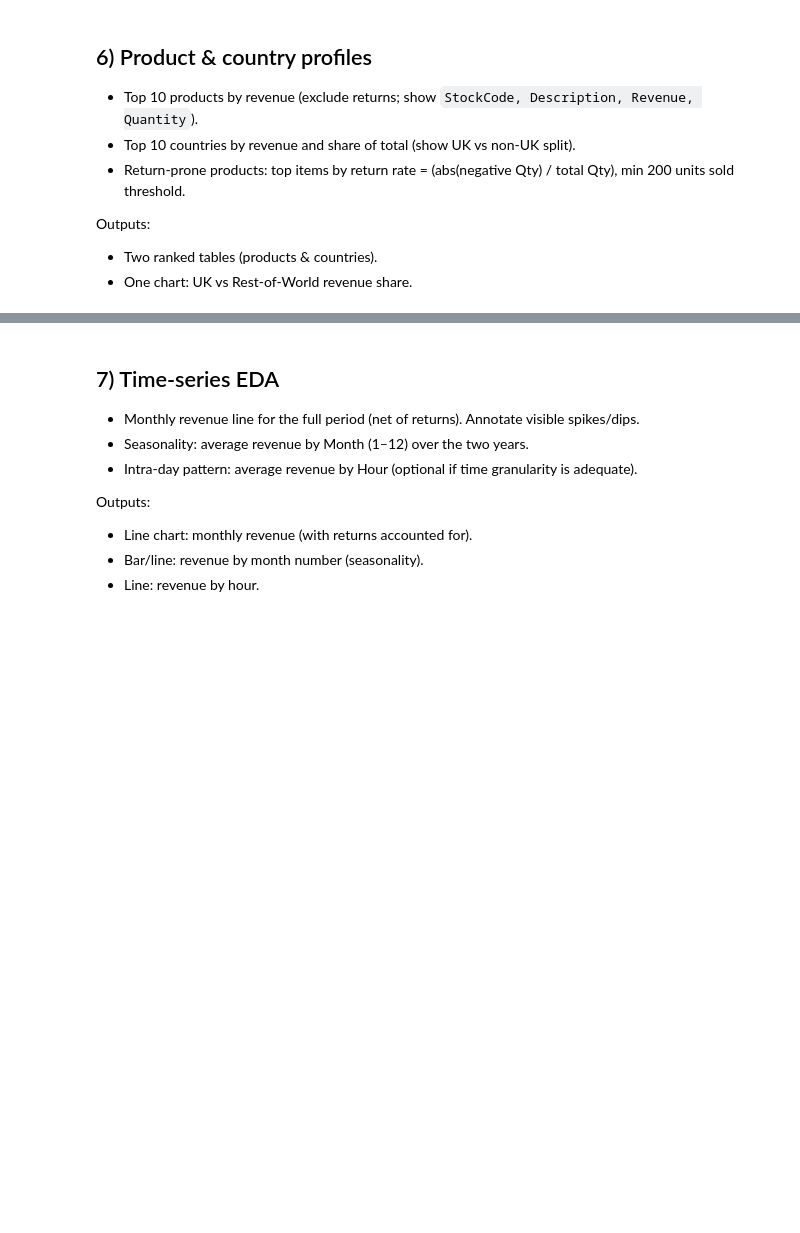
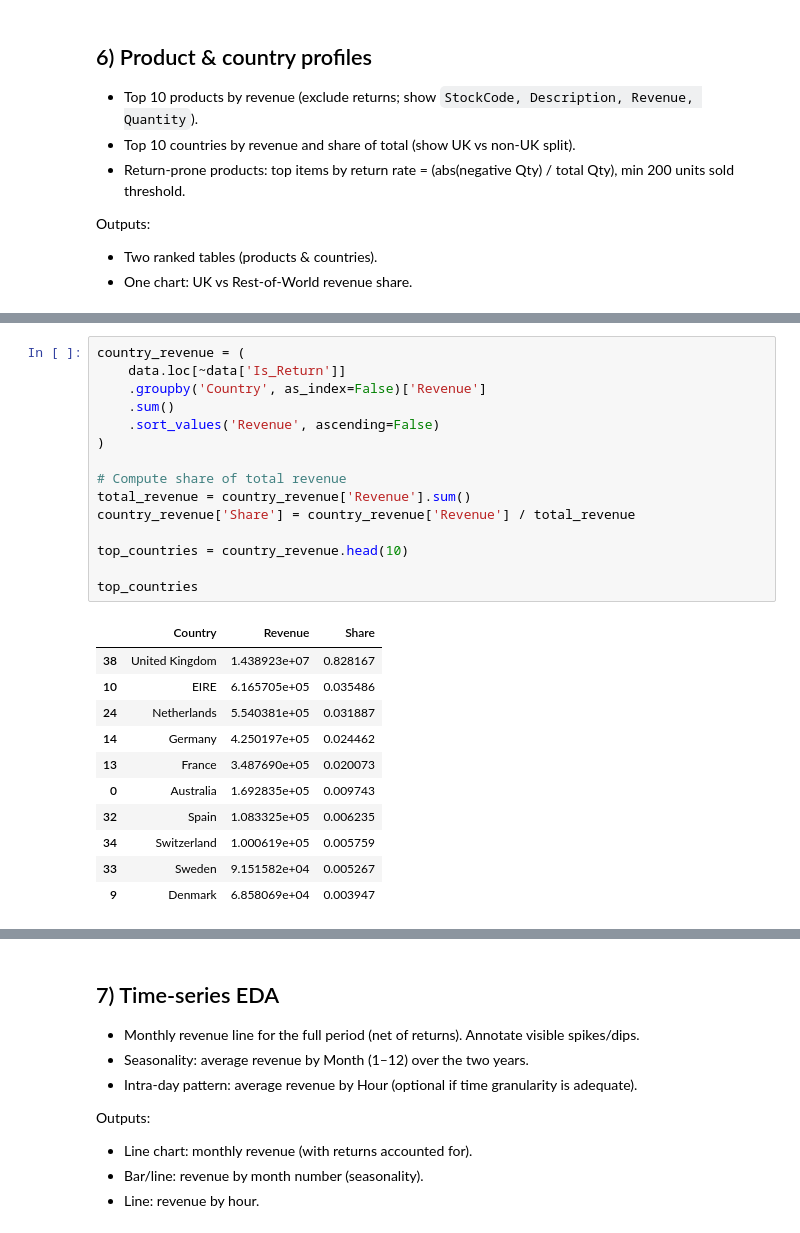
Before and after one commit to jjelleazarr/retail_eda_pair_Braga_Elleazar_Mateo_Suacito, a Jupyter notebook: notebooks/Retail-EDA.ipynb, the cells around one changed output, grey strips where cells are left out. Drawn from its saved outputs; the diff is of its cells as text; blank space fills up the shorter version.

```diff
--- a/notebooks/Retail-EDA.ipynb
+++ b/notebooks/Retail-EDA.ipynb
@@ -173,0 +335,27 @@ Outputs:
+# %%
+country_revenue = (
+    data.loc[~data['Is_Return']]
+    .groupby('Country', as_index=False)['Revenue']
+    .sum()
+    .sort_values('Revenue', ascending=False)
+)
+
+# Compute share of total revenue
+total_revenue = country_revenue['Revenue'].sum()
+country_revenue['Share'] = country_revenue['Revenue'] / total_revenue
+
+top_countries = country_revenue.head(10)
+
+top_countries
+# %% [output]
+|  | Country | Revenue | Share |
+| 38 | United Kingdom | 1.438923e+07 | 0.828167 |
+| 10 | EIRE | 6.165705e+05 | 0.035486 |
+| 24 | Netherlands | 5.540381e+05 | 0.031887 |
+| 14 | Germany | 4.250197e+05 | 0.024462 |
+| 13 | France | 3.487690e+05 | 0.020073 |
+| 0 | Australia | 1.692835e+05 | 0.009743 |
+| 32 | Spain | 1.083325e+05 | 0.006235 |
+| 34 | Switzerland | 1.000619e+05 | 0.005759 |
+| 33 | Sweden | 9.151582e+04 | 0.005267 |
+| 9 | Denmark | 6.858069e+04 | 0.003947 |
```
Also changed, not shown: parts of 16 cells of this notebook.
